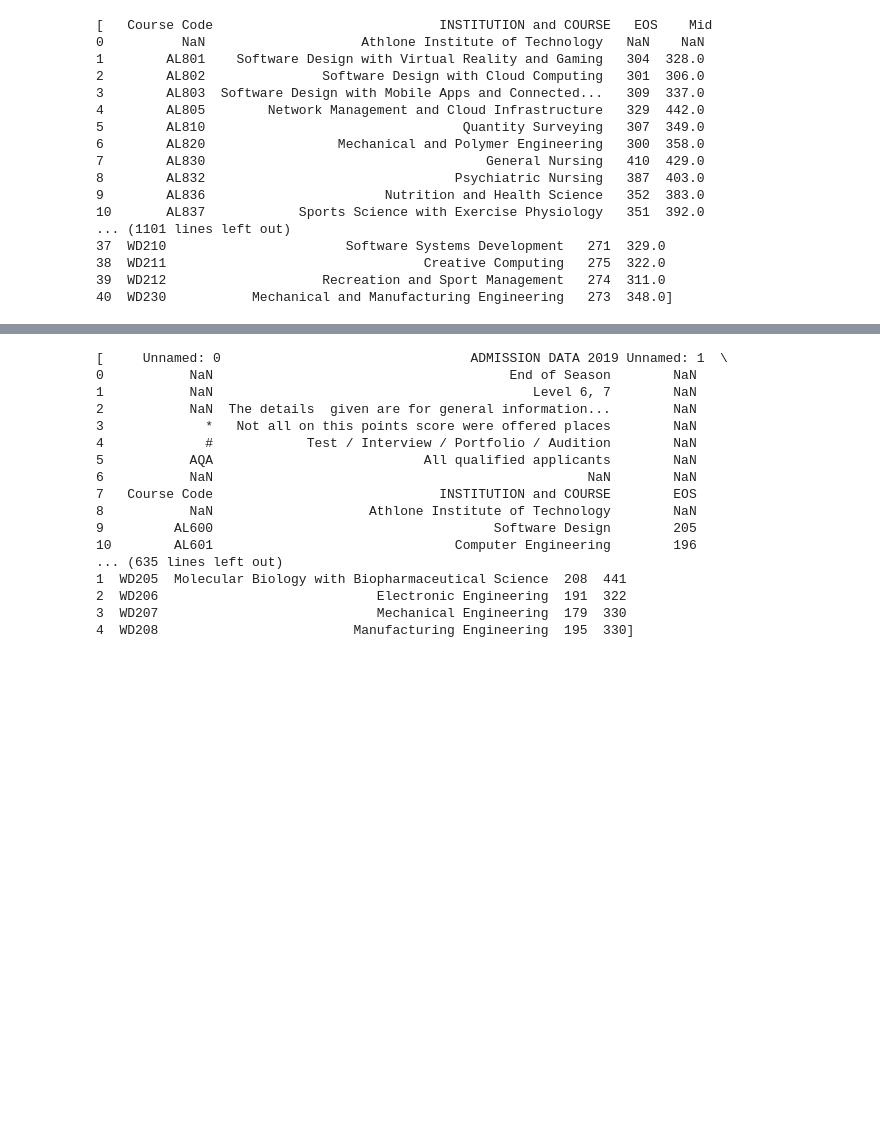
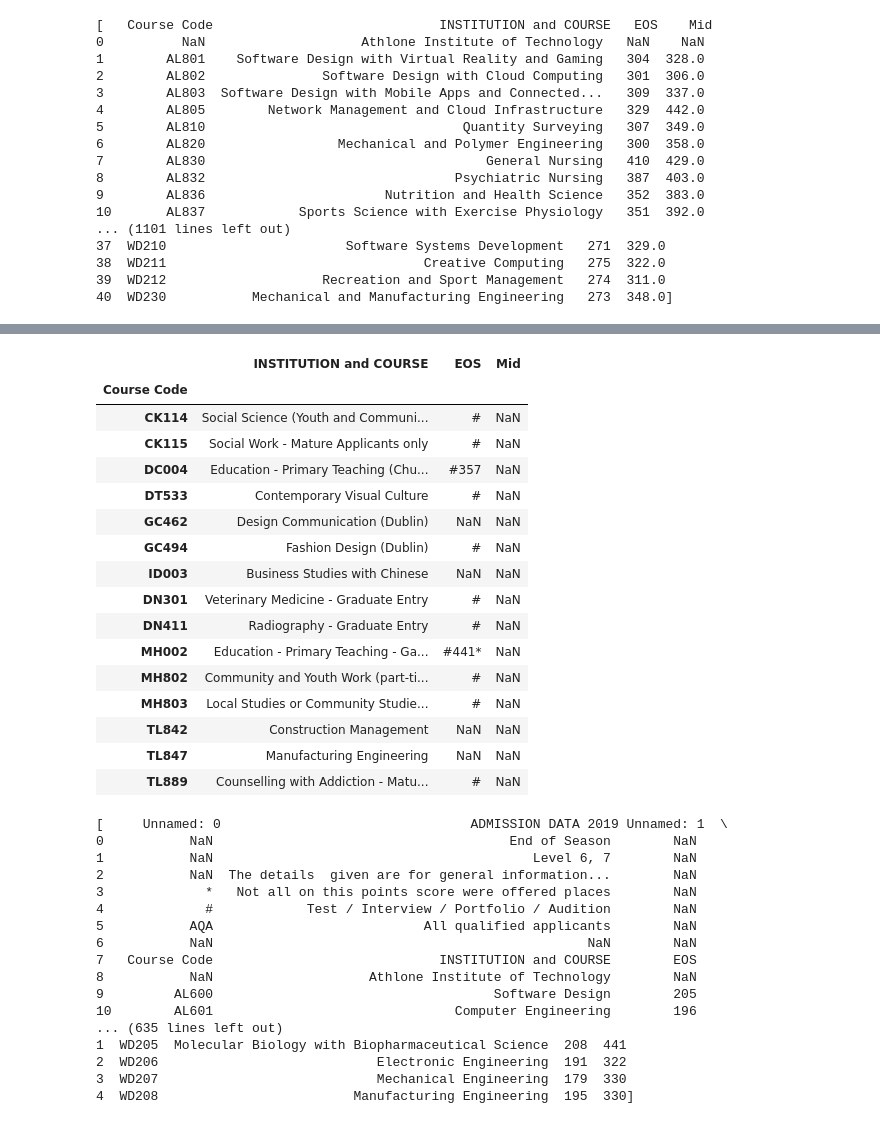
Before and after one commit to ssteffens/fundamentals-data-analysis-assessment, a Jupyter notebook: cao.ipynb, the cells around one changed output, grey strips where cells are left out. Saved outputs shown, nothing was run; the diff lists cells and outputs as text; code cells hidden in the pictures; blank space fills up the shorter version.

```diff
--- a/cao.ipynb
+++ b/cao.ipynb
@@ -178,0 +181,4 @@ tabula.convert_into(url2019_8, path2019_8csv, output_format='csv', pages='all')
+# %%
+# Read in the created csv file and display the first 10 rows
+df2019_8 = pd.read_csv(path2019_8csv)
+df2019_8.iloc[0:10]
@@ -178,0 +207,7 @@ tabula.convert_into(url2019_8, path2019_8csv, output_format='csv', pages='all')
+# %%
+#
+df2019_8.dropna(subset=['Course Code'], inplace=True)
+
+# Reset the index
+df2019_8.reset_index(drop=True, inplace=True)
+df2019_8.iloc[0:10]
@@ -178,0 +230,4 @@ tabula.convert_into(url2019_8, path2019_8csv, output_format='csv', pages='all')
+# %%
+# Set the index to the Course Code column and display first 5 rows of dataset
+df2019_8.set_index('Course Code', inplace=True, verify_integrity=True)
+df2019_8.iloc[:5]
@@ -179,3 +266,24 @@ tabula.convert_into(url2019_8, path2019_8csv, output_format='csv', pages='all')
+# %%
+nanmid=df2019_8[df2019_8['Mid'].isna()]
+nanmid
+# %% [output]
+|  | INSTITUTION and COURSE | EOS | Mid |
+| Course Code |  |  |  |
+| CK114 | Social Science (Youth and Communi... | # | NaN |
+| CK115 | Social Work - Mature Applicants only | # | NaN |
+| DC004 | Education - Primary Teaching (Chu... | #357 | NaN |
+| DT533 | Contemporary Visual Culture | # | NaN |
+| GC462 | Design Communication (Dublin) | NaN | NaN |
+| GC494 | Fashion Design (Dublin) | # | NaN |
+| ID003 | Business Studies with Chinese | NaN | NaN |
+| DN301 | Veterinary Medicine - Graduate Entry | # | NaN |
+| DN411 | Radiography - Graduate Entry | # | NaN |
+| MH002 | Education - Primary Teaching - Ga... | #441* | NaN |
+| MH802 | Community and Youth Work (part-ti... | # | NaN |
+| MH803 | Local Studies or Community Studie... | # | NaN |
+| TL842 | Construction Management | NaN | NaN |
+| TL847 | Manufacturing Engineering | NaN | NaN |
+| TL889 | Counselling with Addiction - Matu... | # | NaN |
 # %%
 # Extracting Level 6 and 7 Courses
 try:
```
Also changed, not shown: parts of 12 cells of this notebook, 11 other files.
